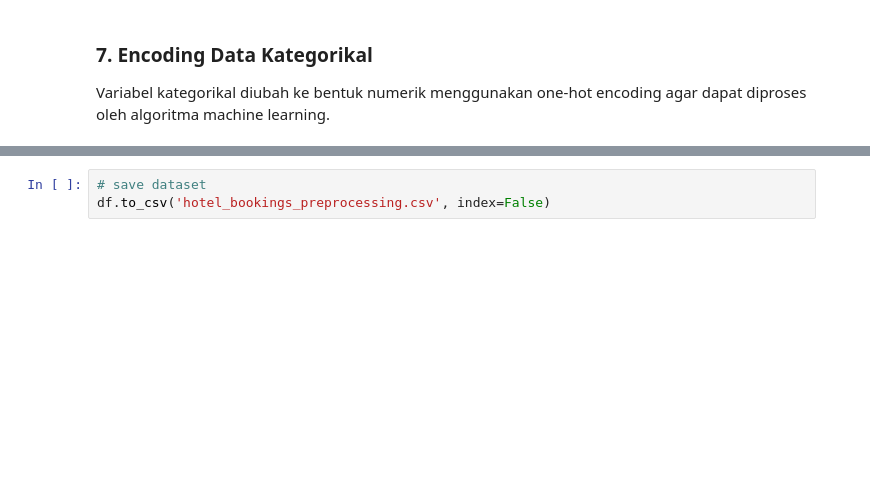
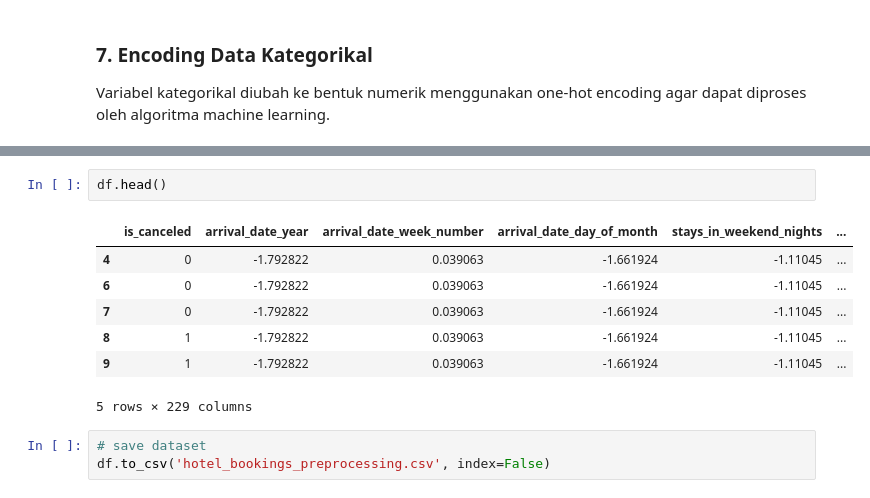
Before and after one commit to ffiyyeyyz/Eksperimen_SML_Luthfiyya-Nur-Rachmi, a Jupyter notebook: preprocessing/Eksperimen_Luthfiyya-Nur-Rachmi.ipynb, the cells around one changed output, grey strips where cells are left out. Saved outputs shown, nothing was run; the diff lists cells and outputs as text; blank space fills up the shorter version.

```diff
--- a/preprocessing/Eksperimen_Luthfiyya-Nur-Rachmi.ipynb
+++ b/preprocessing/Eksperimen_Luthfiyya-Nur-Rachmi.ipynb
@@ -507,3 +521,13 @@ df.head()
+# %%
+df.head()
+# %% [output]
+|  | is_canceled | arrival_date_year | arrival_date_week_number | arrival_date_day_of_month | stays_in_weekend_nights | ... |
+| 4 | 0 | -1.792822 | 0.039063 | -1.661924 | -1.11045 | ... |
+| 6 | 0 | -1.792822 | 0.039063 | -1.661924 | -1.11045 | ... |
+| 7 | 0 | -1.792822 | 0.039063 | -1.661924 | -1.11045 | ... |
+| 8 | 1 | -1.792822 | 0.039063 | -1.661924 | -1.11045 | ... |
+| 9 | 1 | -1.792822 | 0.039063 | -1.661924 | -1.11045 | ... |
+5 rows × 229 columns
 # %%
 # save dataset
 df.to_csv('hotel_bookings_preprocessing.csv', index=False)
```
Also changed, not shown: parts of 15 cells of this notebook.
